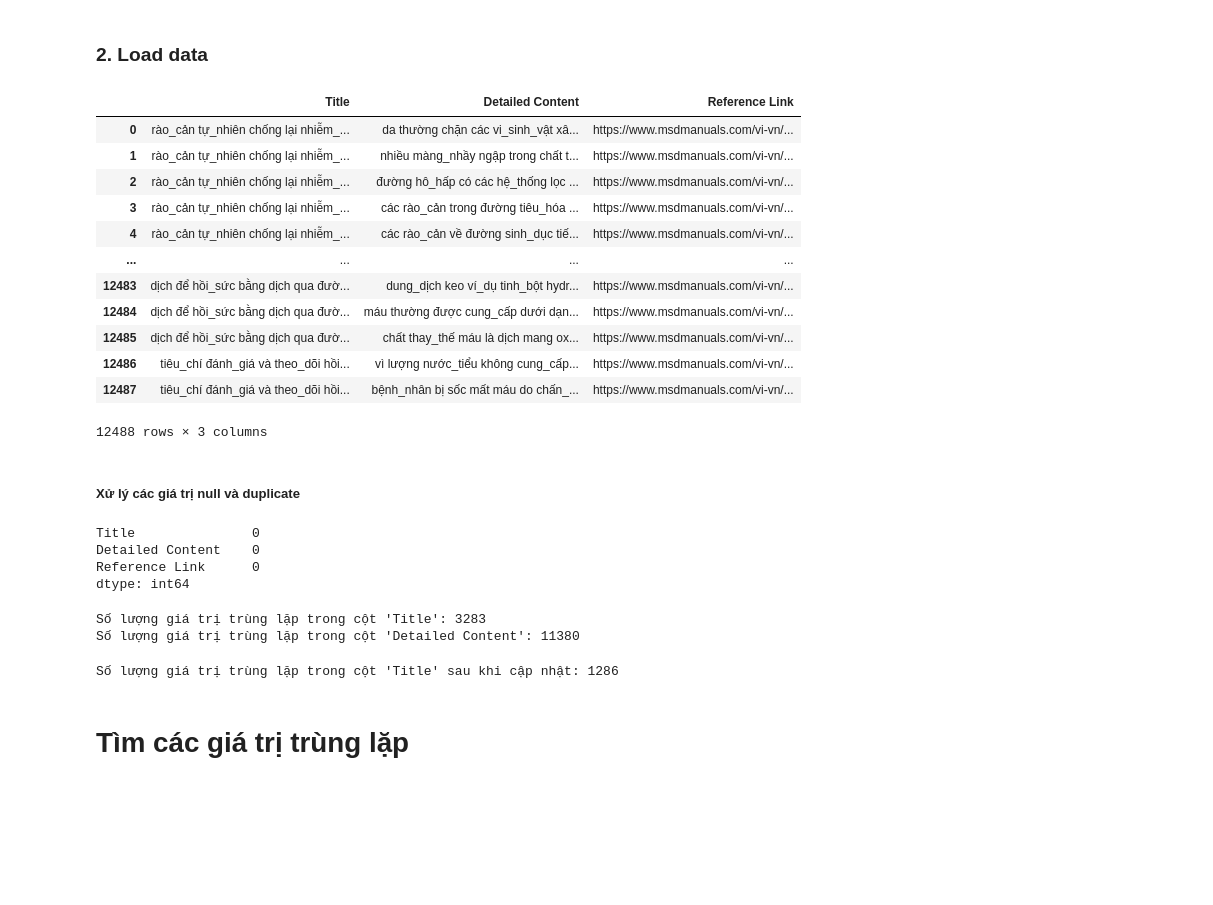
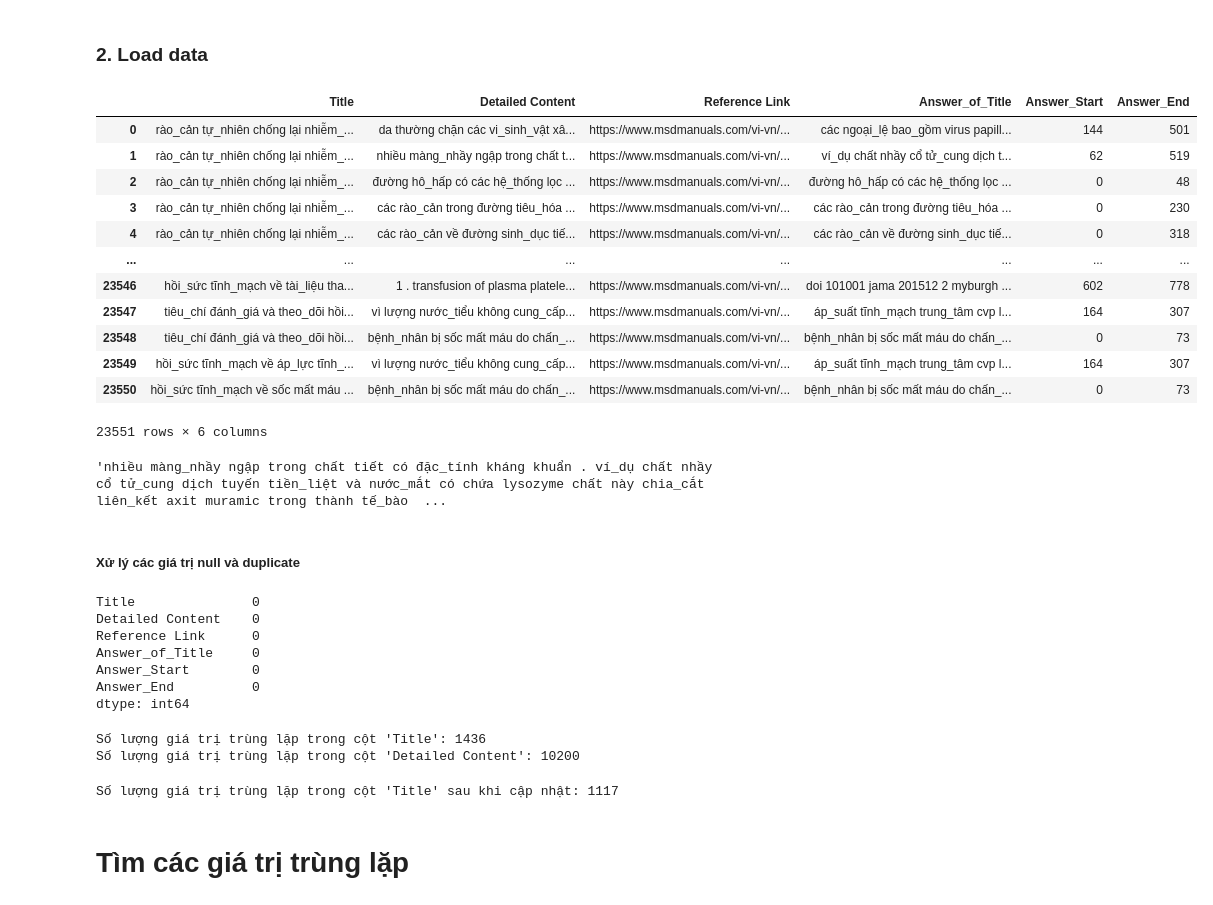
Before and after one commit to TRAN-VAN-LUAN/ChatBox_Transformer, a Jupyter notebook: data/preprocesing/Preprocessing.ipynb, the cells around one changed output. Cells and saved outputs as stored; diff of their text form; code cells hidden in the pictures; blank space fills up the shorter version.

```diff
--- a/data/preprocesing/Preprocessing.ipynb
+++ b/data/preprocesing/Preprocessing.ipynb
@@ -30,22 +38,26 @@ import pandas as pd
 ### 2. Load data
 # %%
 
-df = pd.read_csv('../csv/processed_medical.csv')
+df = pd.read_csv('../csv/processed_medical_tf-idf.csv')
 df
 # %% [output]
-|  | Title | Detailed Content | Reference Link |
-| 0 | rào_cản tự_nhiên chống lại nhiễm_... | da thường chặn các vi_sinh_vật xâ... | https://www.msdmanuals.com/vi-vn/... |
-| 1 | rào_cản tự_nhiên chống lại nhiễm_... | nhiều màng_nhầy ngập trong chất t... | https://www.msdmanuals.com/vi-vn/... |
-| 2 | rào_cản tự_nhiên chống lại nhiễm_... | đường hô_hấp có các hệ_thống lọc ... | https://www.msdmanuals.com/vi-vn/... |
-| 3 | rào_cản tự_nhiên chống lại nhiễm_... | các rào_cản trong đường tiêu_hóa ... | https://www.msdmanuals.com/vi-vn/... |
-| 4 | rào_cản tự_nhiên chống lại nhiễm_... | các rào_cản về đường sinh_dục tiế... | https://www.msdmanuals.com/vi-vn/... |
-| ... | ... | ... | ... |
-| 12483 | dịch để hồi_sức bằng dịch qua đườ... | dung_dịch keo ví_dụ tinh_bột hydr... | https://www.msdmanuals.com/vi-vn/... |
-| 12484 | dịch để hồi_sức bằng dịch qua đườ... | máu thường được cung_cấp dưới dạn... | https://www.msdmanuals.com/vi-vn/... |
-| 12485 | dịch để hồi_sức bằng dịch qua đườ... | chất thay_thế máu là dịch mang ox... | https://www.msdmanuals.com/vi-vn/... |
-| 12486 | tiêu_chí đánh_giá và theo_dõi hồi... | vì lượng nước_tiểu không cung_cấp... | https://www.msdmanuals.com/vi-vn/... |
-| 12487 | tiêu_chí đánh_giá và theo_dõi hồi... | bệnh_nhân bị sốc mất máu do chấn_... | https://www.msdmanuals.com/vi-vn/... |
+|  | Title | Detailed Content | Reference Link | Answer_of_Title | Answer_Start | Answer_End |
+| 0 | rào_cản tự_nhiên chống lại nhiễm_... | da thường chặn các vi_sinh_vật xâ... | https://www.msdmanuals.com/vi-vn/... | các ngoại_lệ bao_gồm virus papill... | 144 | 501 |
+| 1 | rào_cản tự_nhiên chống lại nhiễm_... | nhiều màng_nhầy ngập trong chất t... | https://www.msdmanuals.com/vi-vn/... | ví_dụ chất nhầy cổ tử_cung dịch t... | 62 | 519 |
+| 2 | rào_cản tự_nhiên chống lại nhiễm_... | đường hô_hấp có các hệ_thống lọc ... | https://www.msdmanuals.com/vi-vn/... | đường hô_hấp có các hệ_thống lọc ... | 0 | 48 |
+| 3 | rào_cản tự_nhiên chống lại nhiễm_... | các rào_cản trong đường tiêu_hóa ... | https://www.msdmanuals.com/vi-vn/... | các rào_cản trong đường tiêu_hóa ... | 0 | 230 |
+| 4 | rào_cản tự_nhiên chống lại nhiễm_... | các rào_cản về đường sinh_dục tiế... | https://www.msdmanuals.com/vi-vn/... | các rào_cản về đường sinh_dục tiế... | 0 | 318 |
+| ... | ... | ... | ... | ... | ... | ... |
+| 23546 | hồi_sức tĩnh_mạch về tài_liệu tha... | 1 . transfusion of plasma platele... | https://www.msdmanuals.com/vi-vn/... | doi 101001 jama 201512 2 myburgh ... | 602 | 778 |
+| 23547 | tiêu_chí đánh_giá và theo_dõi hồi... | vì lượng nước_tiểu không cung_cấp... | https://www.msdmanuals.com/vi-vn/... | áp_suất tĩnh_mạch trung_tâm cvp l... | 164 | 307 |
+| 23548 | tiêu_chí đánh_giá và theo_dõi hồi... | bệnh_nhân bị sốc mất máu do chấn_... | https://www.msdmanuals.com/vi-vn/... | bệnh_nhân bị sốc mất máu do chấn_... | 0 | 73 |
+| 23549 | hồi_sức tĩnh_mạch về áp_lực tĩnh_... | vì lượng nước_tiểu không cung_cấp... | https://www.msdmanuals.com/vi-vn/... | áp_suất tĩnh_mạch trung_tâm cvp l... | 164 | 307 |
+| 23550 | hồi_sức tĩnh_mạch về sốc mất máu ... | bệnh_nhân bị sốc mất máu do chấn_... | https://www.msdmanuals.com/vi-vn/... | bệnh_nhân bị sốc mất máu do chấn_... | 0 | 73 |
-12488 rows × 3 columns
+23551 rows × 6 columns
+# %%
+df.loc[1, 'Detailed Content']
+# %% [output]
+'nhiều màng_nhầy ngập trong chất tiết có đặc_tính kháng khuẩn . ví_dụ chất nhầy cổ tử_cung dịch tuyến tiền_liệt và nước_mắt có chứa lysozyme chất này chia_cắt liên_kết axit muramic trong thành tế_bào  ...
 # %% [markdown]
 ##### Xử lý các giá trị null và duplicate
 # %%
@@ -54,6 +66,9 @@ df.isnull().sum()
 Title               0
 Detailed Content    0
 Reference Link      0
+Answer_of_Title     0
+Answer_Start        0
+Answer_End          0
 dtype: int64
 # %%
 # Giả sử df là DataFrame của bạn
@@ -63,8 +78,8 @@ duplicates_count_content = df['Detailed Content'].duplicated().sum()
 print(f"Số lượng giá trị trùng lặp trong cột 'Title': {duplicates_count_title}")
 print(f"Số lượng giá trị trùng lặp trong cột 'Detailed Content': {duplicates_count_content}")
 # %% [output]
-Số lượng giá trị trùng lặp trong cột 'Title': 3283
-Số lượng giá trị trùng lặp trong cột 'Detailed Content': 11380
+Số lượng giá trị trùng lặp trong cột 'Title': 1436
+Số lượng giá trị trùng lặp trong cột 'Detailed Content': 10200
 # %%
 # Tìm các title bị trùng lặp
 duplicate_titles = df[df.duplicated(['Title'], keep=False)]
@@ -89,6 +104,6 @@ for index, row in duplicate_titles.iterrows():
 duplicates_count_title_after = df['Title'].duplicated().sum()
 print(f"Số lượng giá trị trùng lặp trong cột 'Title' sau khi cập nhật: {duplicates_count_title_after}")
 # %% [output]
-Số lượng giá trị trùng lặp trong cột 'Title' sau khi cập nhật: 1286
+Số lượng giá trị trùng lặp trong cột 'Title' sau khi cập nhật: 1117
 # %%
 df = df.drop_duplicates(subset=['Detailed Content'])
```
Also changed, not shown: parts of 16 cells of this notebook, 7 other files.
